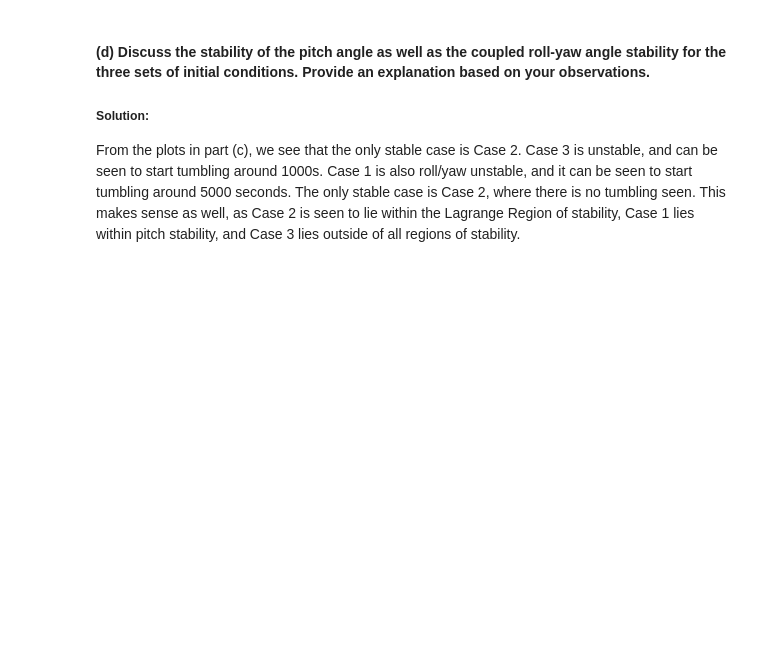
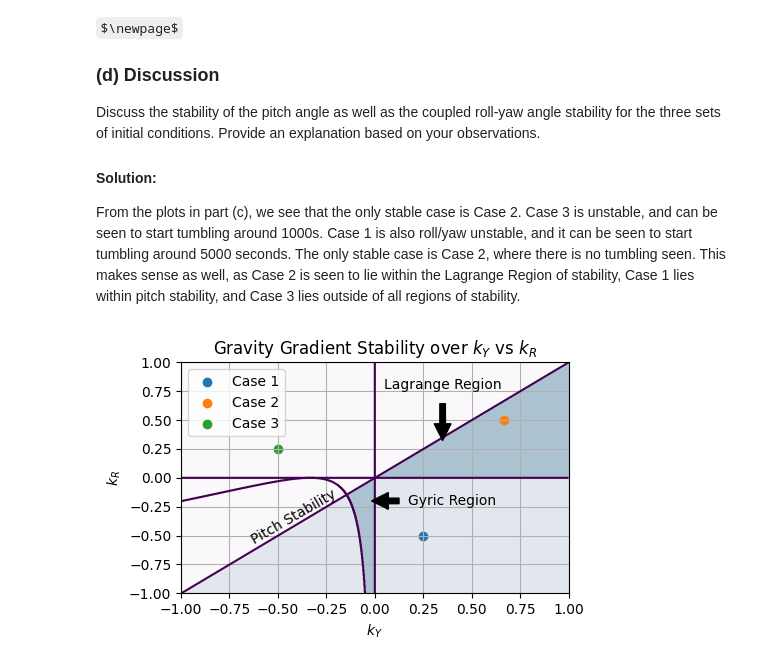
Before and after one commit to jjermstad24/Fall_2024_Classes, a Jupyter notebook: AERO_424/Homework_4.ipynb, the cells around one changed output. Saved outputs shown, nothing was run; the diff lists cells and outputs as text; code cells hidden in the pictures; some formulas as TeX source; blank space fills up the shorter version.

```diff
--- a/AERO_424/Homework_4.ipynb
+++ b/AERO_424/Homework_4.ipynb
@@ -523,41 +543,48 @@ for case_num,state in enumerate([state1,state2,state3]):
 # %% [markdown]
-#### (d) Discuss the stability of the pitch angle as well as the coupled roll-yaw angle stability for the three sets of initial conditions. Provide an explanation based on your observations.
+$\newpage$
 
-##### Solution:
+### (d) Discussion
+Discuss the stability of the pitch angle as well as the coupled roll-yaw angle stability for the three sets of initial conditions. Provide an explanation based on your observations.
+
+#### Solution:
 
 From the plots in part (c), we see that the only stable case is Case 2. Case 3 is unstable, and can be seen to start tumbling around 1000s. Case 1 is also roll/yaw unstable, and it can be seen to start tumbling around 5000 seconds. The only stable case is Case 2, where there is no tumbling seen. This makes sense as well, as Case 2 is seen to lie within the Lagrange Region of stability, Case 1 lies within pitch stability, and Case 3 lies outside of all regions of stability.
 # %%
 x = np.linspace(-1,1,1000)
 y = np.linspace(-1,1,1000)
 X,Y = np.meshgrid(x,y)
 
 def roll_yaw_stability_1(ky,kr):
     return (1+3*ky+ky*kr)**2>16*ky*kr
 def roll_yaw_stability_2(ky,kr):
     return kr*ky>0
 def pitch_stability(ky,kr):
     return ky>kr
 
 roll_yaw_1_vals = roll_yaw_stability_1(X,Y)
 roll_yaw_2_vals = roll_yaw_stability_2(X,Y)
 pitch_vals = pitch_stability(X,Y)
 
-plt.figure()
+plt.figure(figsize=(5,3))
 plt.title(r"Gravity Gradient Stability over $k_Y$ vs $k_R$")
 plt.xlabel(r"$k_Y$")
 plt.ylabel(r"$k_R$")
 plt.grid()
 plt.contour(x,y,roll_yaw_1_vals)
 plt.contour(x,y,roll_yaw_2_vals)
 plt.contour(x,y,pitch_vals)
 plt.contourf(x,y,~(roll_yaw_1_vals&roll_yaw_2_vals&pitch_vals).astype(int),alpha=0.25,cmap='PuBu_r')
 plt.contourf(x,y,~(pitch_vals).astype(int),alpha=0.1,cmap='PuBu_r')
-plt.annotate("Lagrange Region",xytext=(0.3,0.8),xy=(0.3,0.25),ha="center",va="center",arrowprops=dict(facecolor='black', shrink=0.15))
-plt.annotate("Gyric Region",xytext=(0.4,-0.2),xy=(-0.05,-0.2),ha="center",va="center",arrowprops=dict(facecolor='black', shrink=0.15))
-plt.annotate("Pitch Stability",xy=(-0.65,-0.575),rotation=37.5)
+plt.annotate("Lagrange Region",xytext=(0.35,0.8),xy=(0.35,0.25),
+             ha="center",va="center",arrowprops=dict(facecolor='black', shrink=0.15))
+plt.annotate("Gyric Region",xytext=(0.4,-0.2),xy=(-0.05,-0.2),
+             ha="center",va="center",arrowprops=dict(facecolor='black', shrink=0.15))
+plt.annotate("Pitch Stability",xy=(-0.65,-0.575),rotation=30.0)
 for case_num,I in enumerate([I1,I2,I3],start=1):
     kr = (I[1]-I[0])/I[2]
     ky = (I[1]-I[2])/I[0]
     plt.scatter(ky,kr,label=f"Case {case_num}")
 plt.legend(loc="upper left")
 plt.show()
+# %% [output]
+[figure, added]
```
Also changed, not shown: parts of 12 cells of this notebook, 17 other files.
